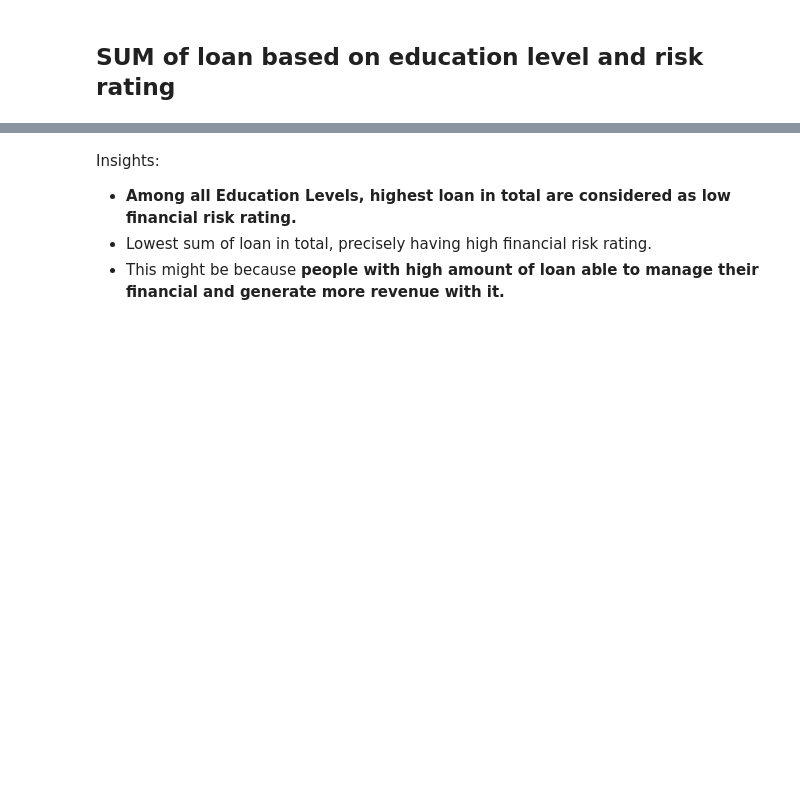
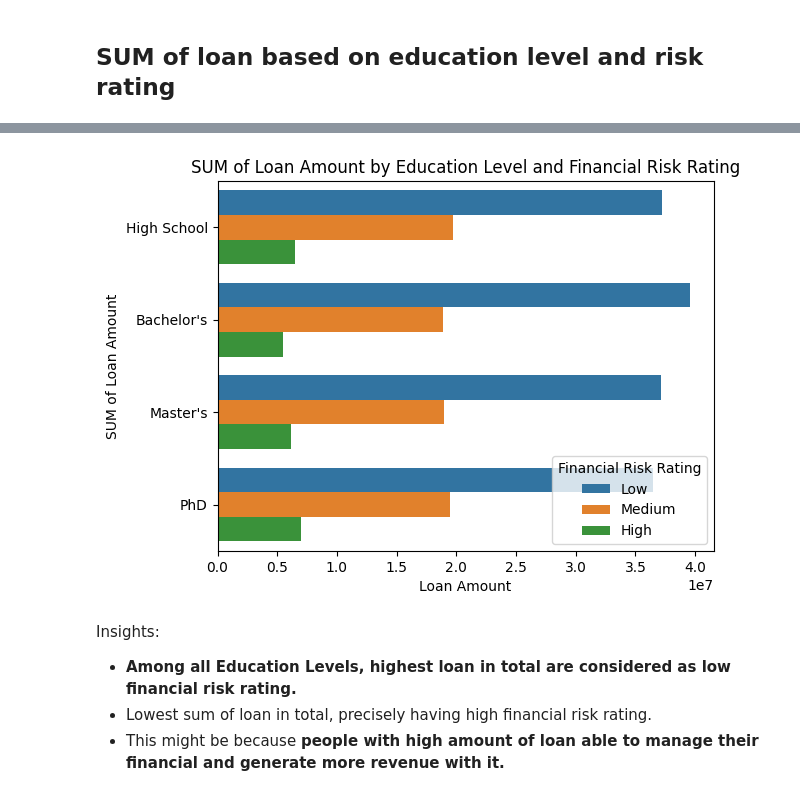
Before and after one commit to Gustana/Personal-Financial-Risk-Analysis, a Jupyter notebook: analysis.ipynb, the cells around one changed output, grey strips where cells are left out. Saved outputs shown, nothing was run; the diff lists cells and outputs as text; code cells hidden in the pictures; blank space fills up the shorter version.

```diff
--- a/analysis.ipynb
+++ b/analysis.ipynb
@@ -640,18 +752,20 @@ df_clean.groupby(["Education Level", "Risk Rating"], observed=True).agg({"Loan A
 # %%
 # barplot with title and custom y label and legend
 sns.barplot(
     df_clean,
-    x="Education Level",
-    y="Loan Amount",
+    x="Loan Amount",
+    y="Education Level",
     hue="Risk Rating",
     estimator="sum",
     errorbar=None
 )
 
 plt.title("SUM of Loan Amount by Education Level and Financial Risk Rating")
 plt.ylabel("SUM of Loan Amount")
 plt.legend(loc="lower right", title="Financial Risk Rating")
 plt.show()
+# %% [output]
+[figure, added]
 # %% [markdown]
 Insights:
 - **Among all Education Levels, highest loan in total are considered as low financial risk rating.**
```
Also changed, not shown: parts of 19 cells of this notebook.
